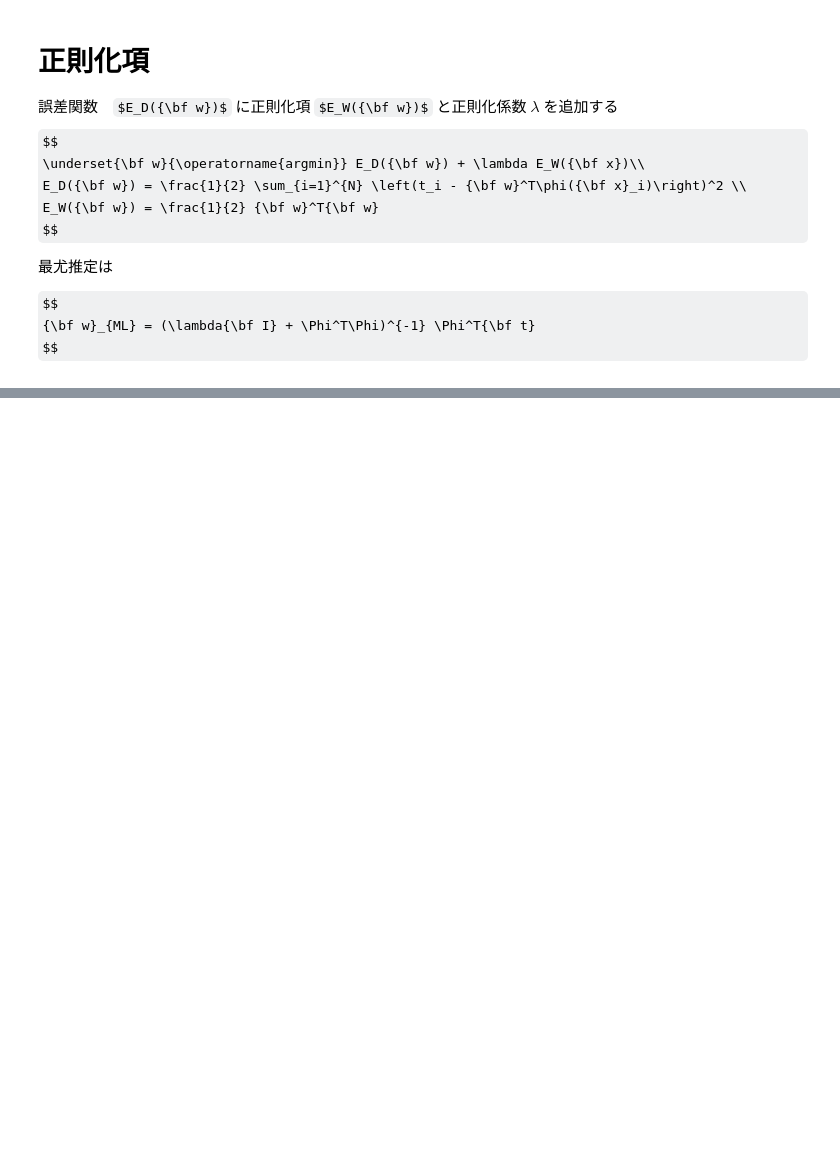
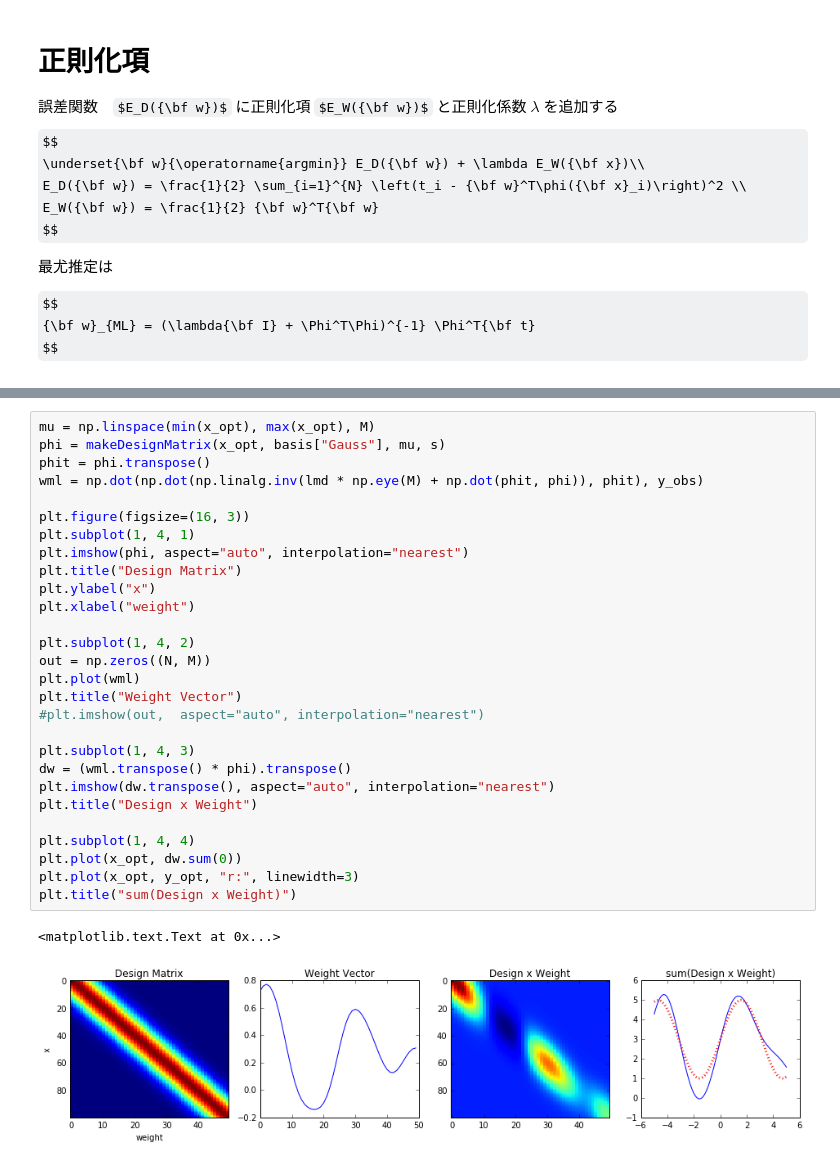
Before and after one commit to mzmttks/prml, a Jupyter notebook: Chap3-01-最尤推定.ipynb, the cells around one changed output, grey strips where cells are left out. Drawn from its saved outputs; the diff is of its cells as text; some formulas as TeX source; blank space fills up the shorter version.

Commit message:
add visual explanation

```diff
--- a/Chap3-01-最尤推定.ipynb
+++ b/Chap3-01-最尤推定.ipynb
@@ -199,0 +200,31 @@ for M in [1, 5, 10, 50]:
+# %%
+mu = np.linspace(min(x_opt), max(x_opt), M)
+phi = makeDesignMatrix(x_opt, basis["Gauss"], mu, s)
+phit = phi.transpose()
+wml = np.dot(np.dot(np.linalg.inv(lmd * np.eye(M) + np.dot(phit, phi)), phit), y_obs)
+
+plt.figure(figsize=(16, 3))
+plt.subplot(1, 4, 1)
+plt.imshow(phi, aspect="auto", interpolation="nearest")
+plt.title("Design Matrix")
+plt.ylabel("x")
+plt.xlabel("weight")
+
+plt.subplot(1, 4, 2)
+out = np.zeros((N, M))
+plt.plot(wml)
+plt.title("Weight Vector")
+#plt.imshow(out,  aspect="auto", interpolation="nearest")
+
+plt.subplot(1, 4, 3)
+dw = (wml.transpose() * phi).transpose()
+plt.imshow(dw.transpose(), aspect="auto", interpolation="nearest")
+plt.title("Design x Weight")
+
+plt.subplot(1, 4, 4)
+plt.plot(x_opt, dw.sum(0))
+plt.plot(x_opt, y_opt, "r:", linewidth=3)
+plt.title("sum(Design x Weight)")
+# %% [output]
+<matplotlib.text.Text at 0x...>
+[figure, added]
```
Also changed, not shown: parts of 3 cells of this notebook.
